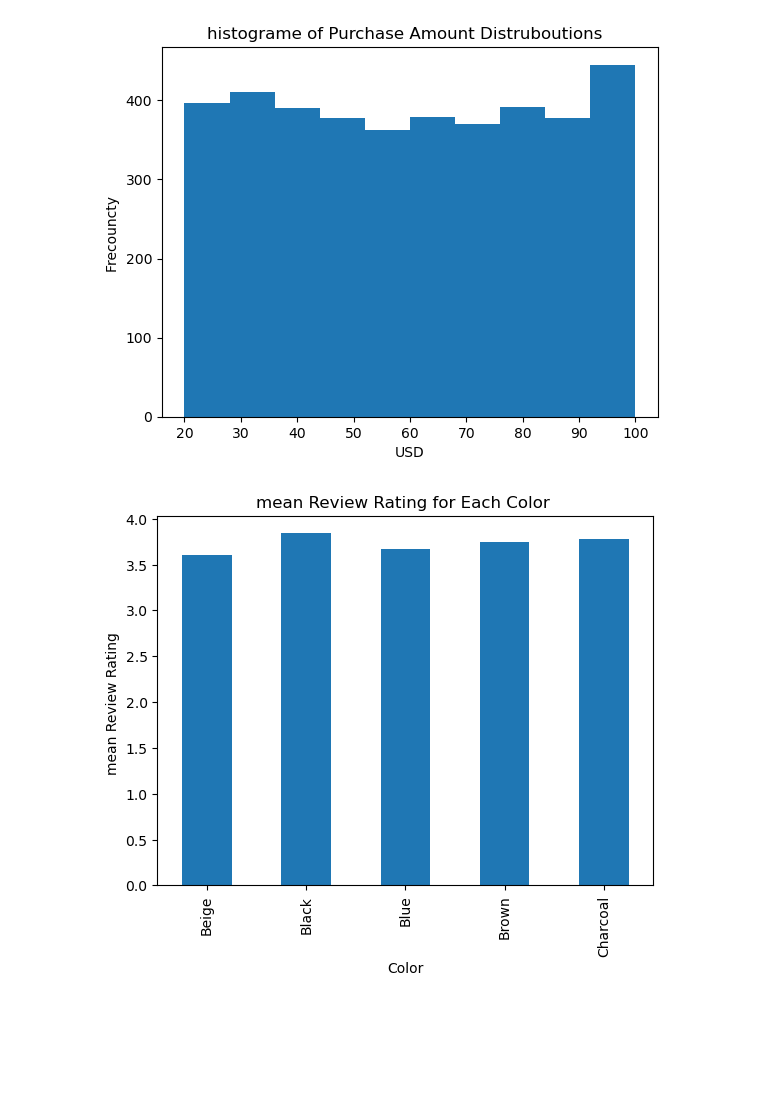
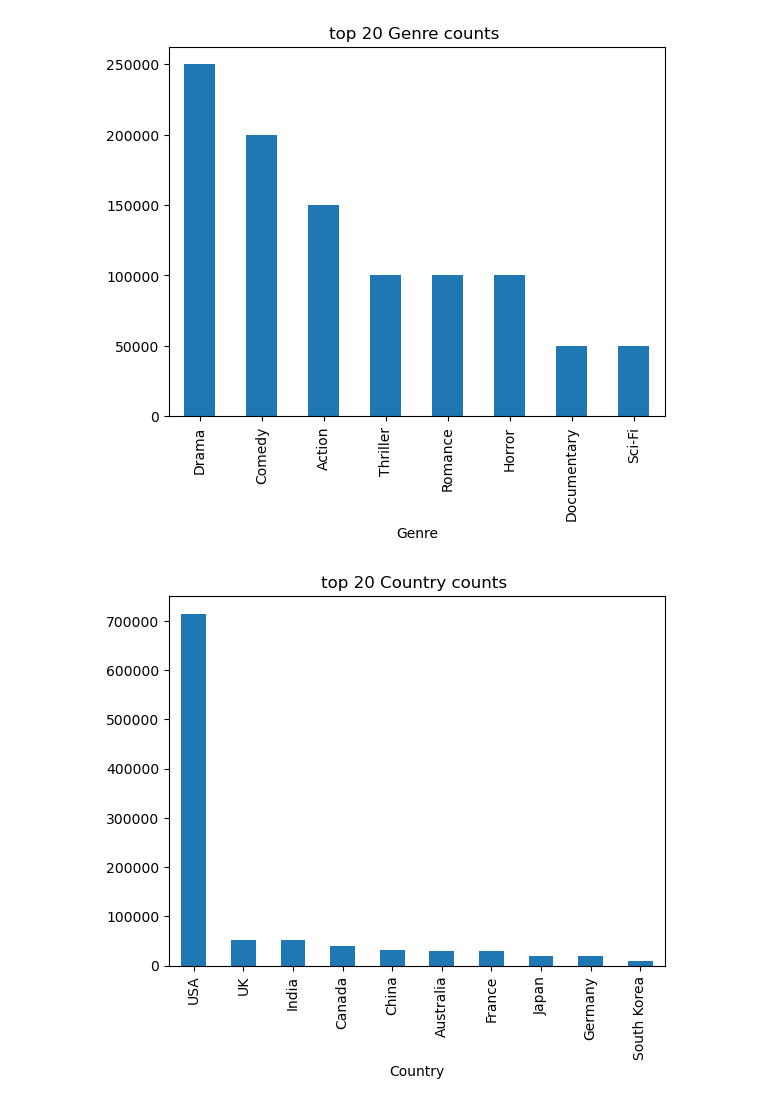
Before and after one commit to harhash891/mohamed-saed-mohamed-hasan-ahmed, a Jupyter notebook: n1.ipynb, the cells around one changed output. Cells and saved outputs as stored; diff of their text form; code cells hidden in the pictures; blank space fills up the shorter version.

```diff
--- a/n1.ipynb
+++ b/n1.ipynb
@@ -223,16 +99,10 @@ plt.show()
-# %%
-df['Purchase Amount (USD)'].plot(kind='hist',bins=10)
-plt.xlabel('USD')
-plt.ylabel("Frecouncty ")
-plt.title("histograme of Purchase Amount Distruboutions  ")
-plt.show()
-# %% [output]
-[figure, removed]
-# %%
-df.groupby('Color')['Review Rating'].mean().head(5).plot(kind='bar')
-plt.xlabel("Color")
-plt.ylabel("mean Review Rating ")
-plt.title("mean Review Rating for Each Color ")
-plt.show()
-# %% [output]
-[figure, removed]
+# %%
+catogre_col=['Genre','Country','Director','LeadActor']
+# %%
+for col in catogre_col:
+    df[col].value_counts().head(20).plot(kind='bar')
+    plt.title(f"top 20 {col} counts ")
+    plt.show()
+# %% [output]
+[figure, added]
+[figure, added]
```
Also changed, not shown: parts of 47 cells of this notebook.
